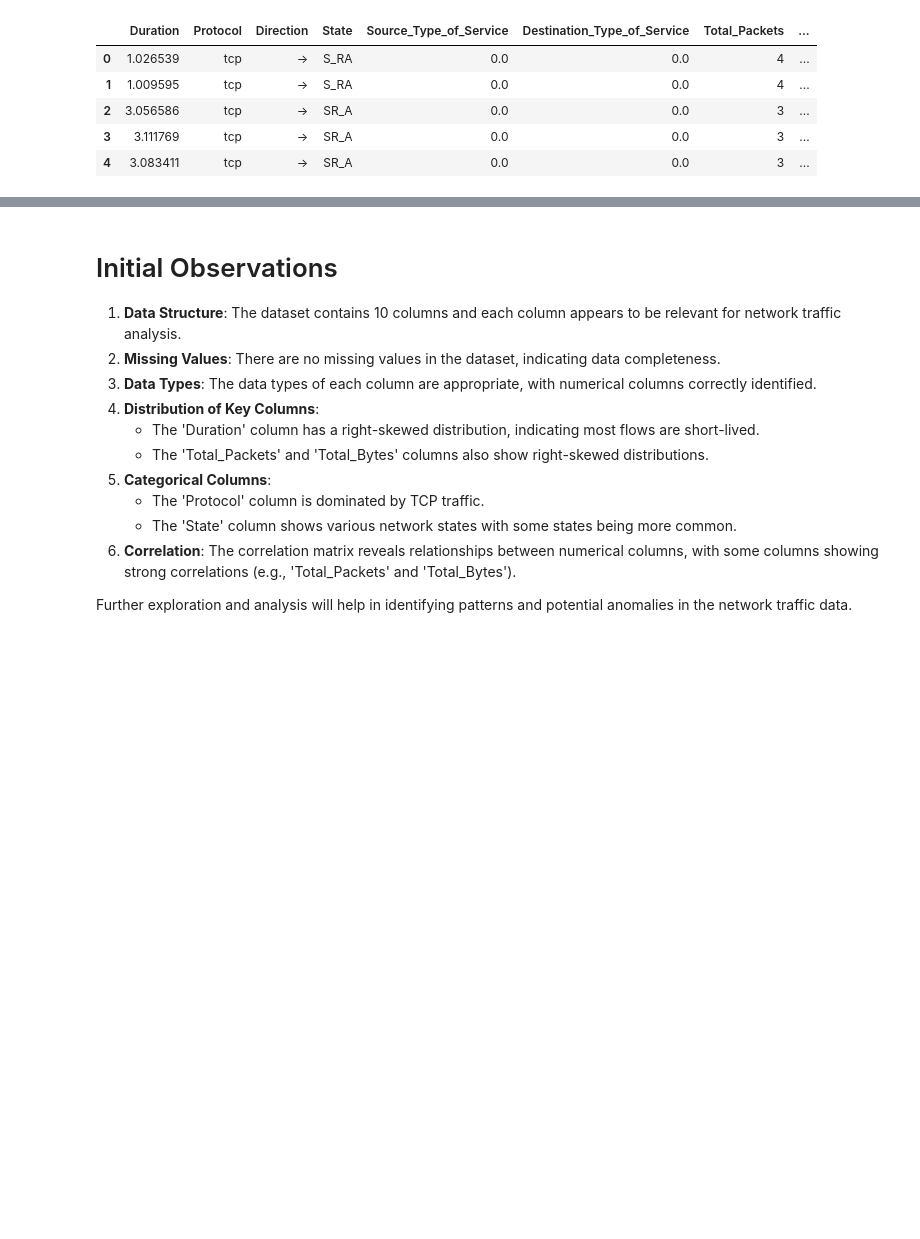
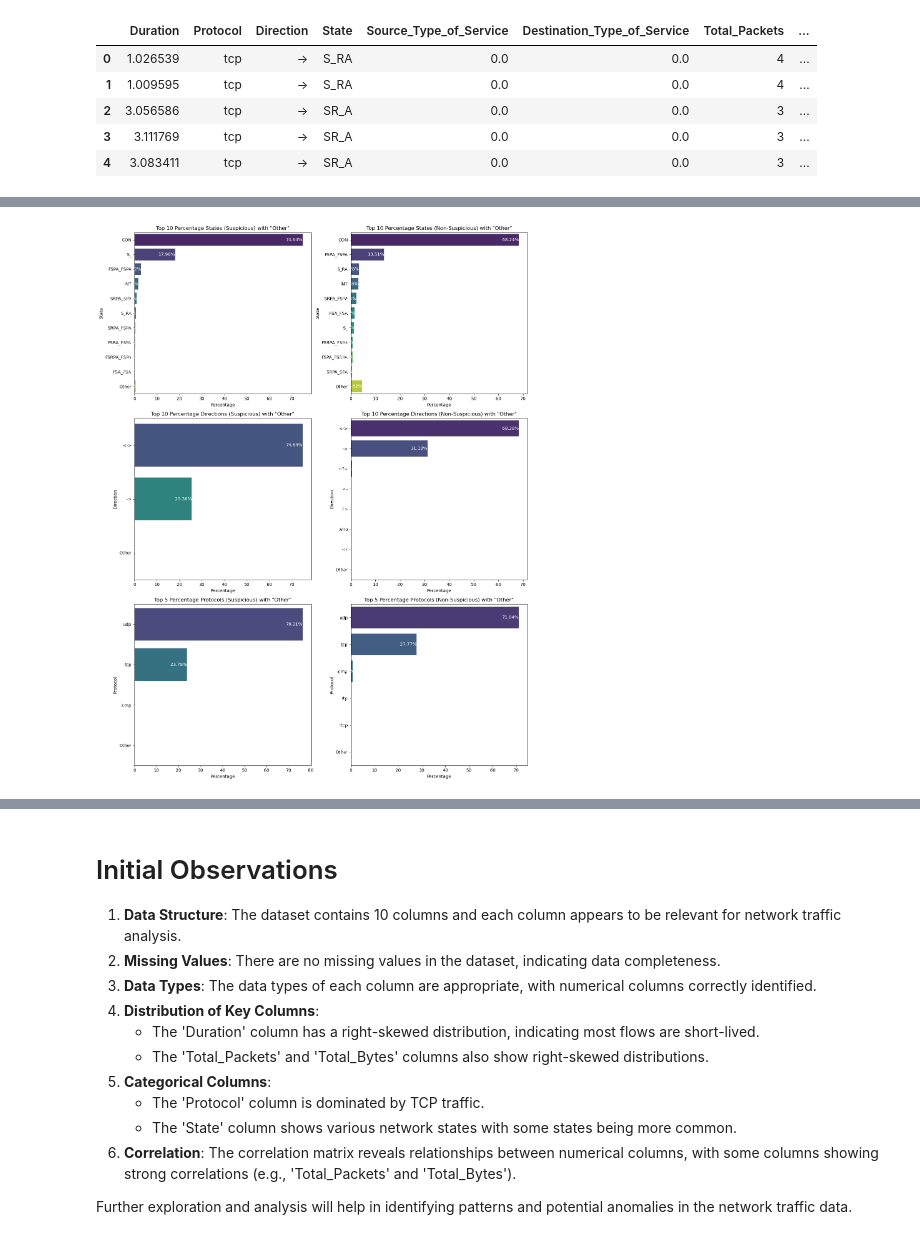
Before and after one commit to davedawitdave/Network-security-analysis-and-botnet-prediction, a Jupyter notebook: preprocessing/Explore_data.ipynb, the cells around one changed output, grey strips where cells are left out. Saved outputs shown, nothing was run; the diff lists cells and outputs as text; code cells hidden in the pictures; blank space fills up the shorter version.

```diff
--- a/preprocessing/Explore_data.ipynb
+++ b/preprocessing/Explore_data.ipynb
@@ -362,0 +212,43 @@ ValueError: Could not interpret input 'Source'
+# %%
+# Function to calculate top N categories by percentage and add 'Other' category
+def top_n_percentage_with_other(df, col, n):
+    category_counts = df[col].value_counts(normalize=True) * 100
+    top_n_categories = category_counts.nlargest(n)
+    other_percentage = category_counts.iloc[n:].sum()
+    top_n_categories_with_other = pd.concat([top_n_categories, pd.Series({'Other': other_percentage})])
+    return top_n_categories_with_other
+
+top_10_states_suspicious_with_other = top_n_percentage_with_other(suspicious_df, 'State', 10)
+top_10_states_non_suspicious_with_other = top_n_percentage_with_other(non_suspicious_df, 'State', 10)
+top_10_direction_suspicious_with_other = top_n_percentage_with_other(suspicious_df, 'Direction', 10)
+top_10_direction_non_suspicious_with_other = top_n_percentage_with_other(non_suspicious_df, 'Direction', 10)
+top_5_protocol_suspicious_with_other = top_n_percentage_with_other(suspicious_df, 'Protocol', 5)
+top_5_protocol_non_suspicious_with_other = top_n_percentage_with_other(non_suspicious_df, 'Protocol', 5)
+
+# List of datasets and titles for plotting
+plot_data = [
+    (top_10_states_suspicious_with_other, 'Top 10 Percentage States (Suspicious) with "Other"', 'State', 1),
+    (top_10_states_non_suspicious_with_other, 'Top 10 Percentage States (Non-Suspicious) with "Other"', 'State', 2),
+    (top_10_direction_suspicious_with_other, 'Top 10 Percentage Directions (Suspicious) with "Other"', 'Direction', 3),
+    (top_10_direction_non_suspicious_with_other, 'Top 10 Percentage Directions (Non-Suspicious) with "Other"', 'Direction', 4),
+    (top_5_protocol_suspicious_with_other, 'Top 5 Percentage Protocols (Suspicious) with "Other"', 'Protocol', 5),
+    (top_5_protocol_non_suspicious_with_other, 'Top 5 Percentage Protocols (Non-Suspicious) with "Other"', 'Protocol', 6)
+]
+
+plt.figure(figsize=(14, 18))
+
+# Loop through data for plotting
+for data, title, ylabel, position in plot_data:
+    plt.subplot(3, 2, position)
+    sns.barplot(x=data.values, y=data.index, palette='viridis')
+    plt.title(title)
+    plt.xlabel('Percentage')
+    plt.ylabel(ylabel)
+    for i, value in enumerate(data.values):
+        plt.text(value, i, f'{value:.2f}%', va='center', ha='right', color='white')
+
+# Adjust layout
+plt.tight_layout()
+plt.show()
+# %% [output]
+[figure, added]
```
Also changed, not shown: parts of 23 cells of this notebook.
